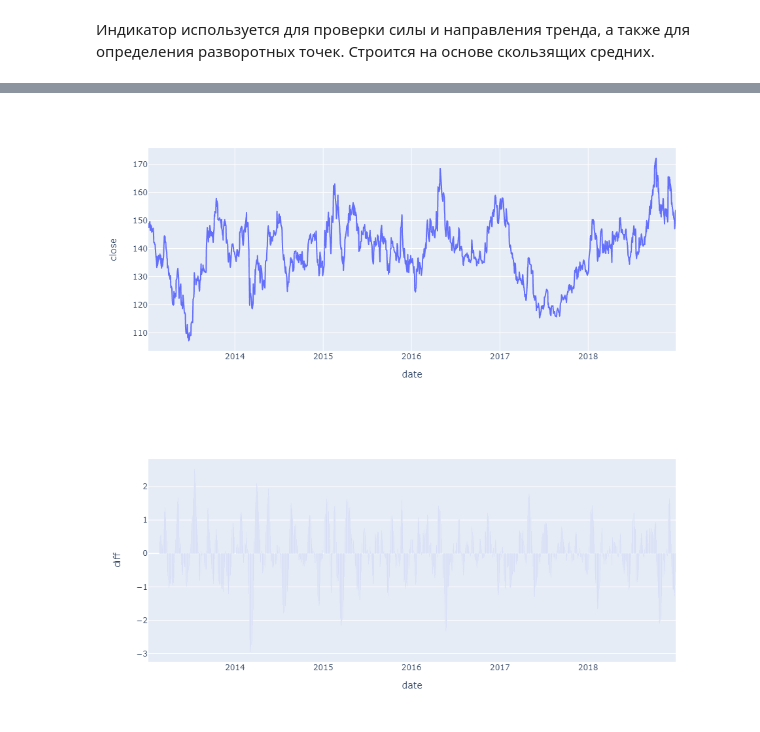
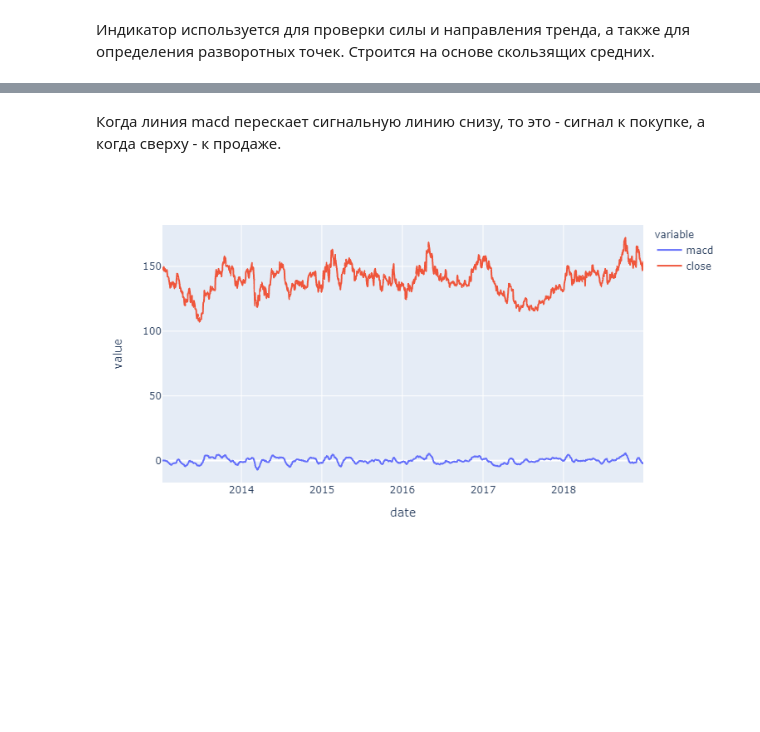
Before and after one commit to kostya-gh/stocks_prediction, a Jupyter notebook: analysis.ipynb, the cells around one changed output, grey strips where cells are left out. Saved outputs shown, nothing was run; the diff lists cells and outputs as text; code cells hidden in the pictures; blank space fills up the shorter version.

Commit message:
Draw graphs

```diff
--- a/analysis.ipynb
+++ b/analysis.ipynb
@@ -22,9 +23,9 @@ pd.options.display.precision = 2
 # %% [markdown]
 Индикатор используется для проверки силы и направления тренда, а также для определения разворотных точек. Строится на основе скользящих средних.
 # %%
-# Газпром, дневной график, с 01.01.2013.
+# Газпром, дневной таймфейм, цены закрытия с 01.01.2013 по 01.01.2019.
 gazp_daily = Data('GAZP', timeframe=Timeframe.DAILY,
                   start_date=date(2013, 1, 1), end_date=date(2019, 1, 1)
-                  ).download()
-gazp_daily
+                  ).download()['close'].to_frame()
+gazp_daily.plot()
 # %% [output]
@@ -59,0 +33,7 @@ memory usage: 70.7 KB
+# %%
+# Рассчитываем экспоненциальные скользаящие средние
+gazp_daily['macd_slow'] = gazp_daily['close'].ewm(span=26, adjust=False).mean()
+gazp_daily['macd_fast'] = gazp_daily['close'].ewm(span=12, adjust=False).mean()
+gazp_daily['macd'] = gazp_daily['macd_fast'] - gazp_daily['macd_slow']
+gazp_daily['macd_signal'] = gazp_daily['macd'].ewm(span=9, adjust=False).mean()
+gazp_daily['macd_hist'] = gazp_daily['macd'] - gazp_daily['macd_signal']
@@ -60,5 +56,7 @@ memory usage: 70.7 KB
+# %% [markdown]
+Когда линия macd перескает сигнальную линию снизу, то это - сигнал к покупке, а когда сверху - к продаже.
 # %%
-fig = px.line(gazp_daily, x=gazp_daily.index, y=gazp_daily.close)
+fig = px.line(gazp_daily, x=gazp_daily.index, y=['macd', 'close'])
 fig.show()
 # %% [output]
-[figure, old version]
+[figure, new version]
@@ -67,10 +62,0 @@ from ta.trend import MACD  # Импортируем индикатор
-# %%
-MACD = MACD(gazp_daily.close)
-MACD_result = pd.DataFrame({'macd': MACD.macd(),
-                            'diff': MACD.macd_diff(),
-                            'signal': MACD.macd_signal()})
-
-fig = px.bar(MACD_result, x=MACD_result.index, y=MACD_result['diff'])
-fig.show()
-# %% [output]
-[figure, removed]
```
Also changed, not shown: parts of 11 cells of this notebook.
